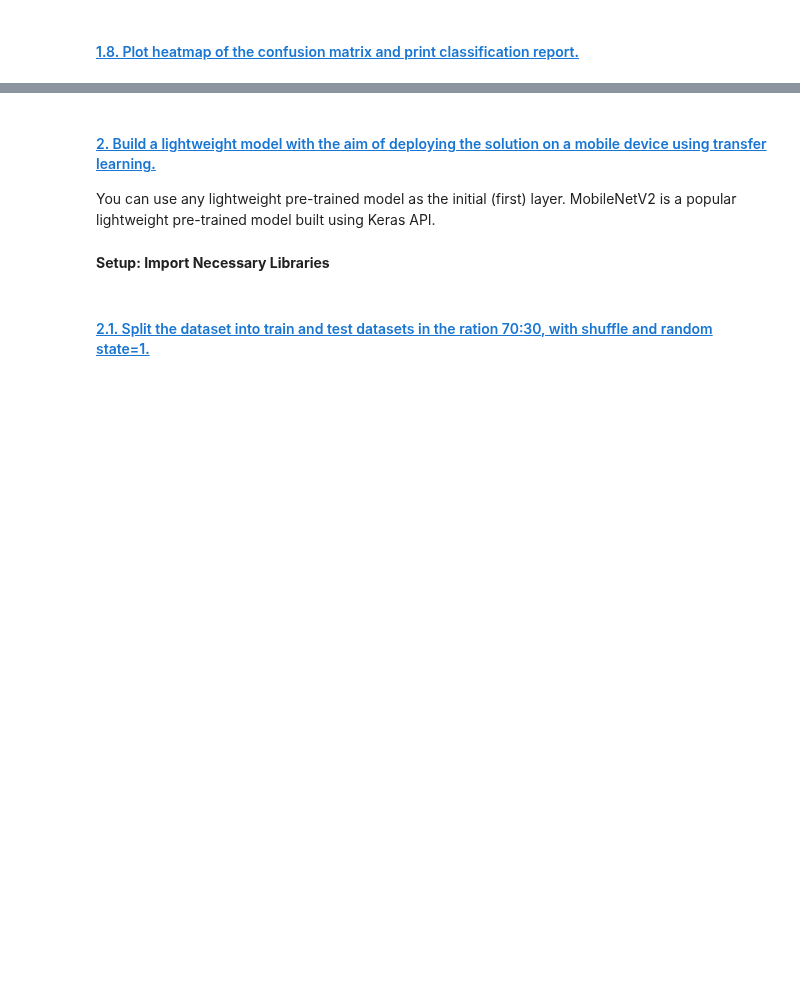
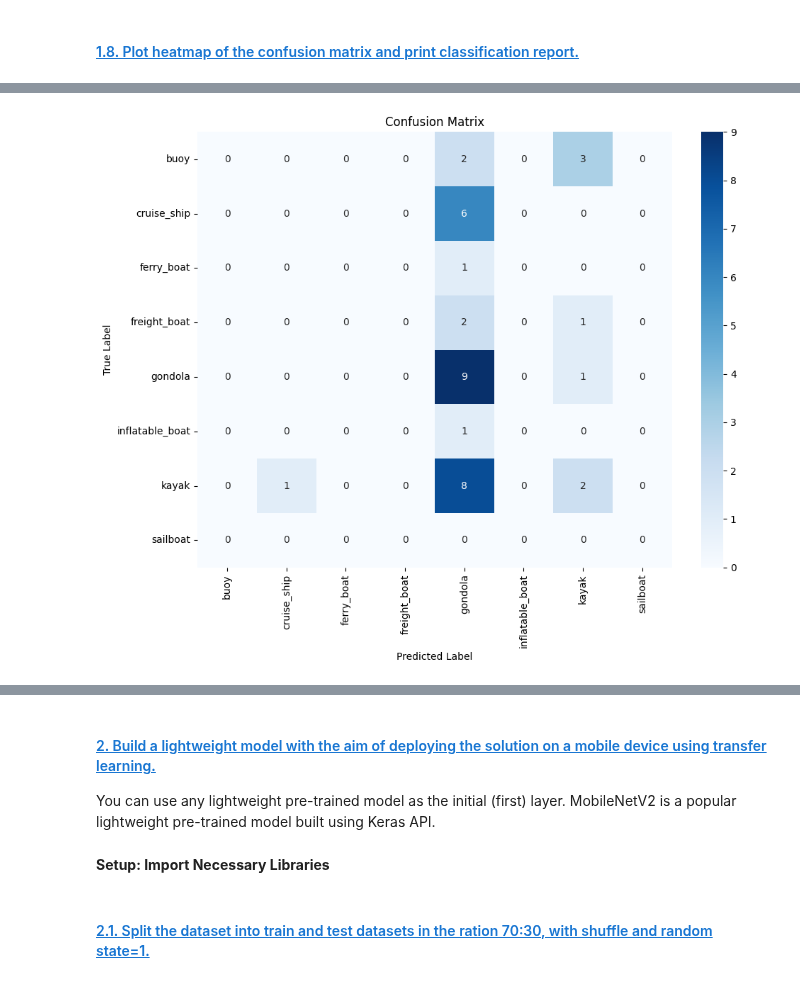
Before and after one commit to toddwalters/pgaiml-python-coding-examples, a Jupyter notebook: deep-learning/projects/automatingPortOperations/1714053668_ToddWalters_project_automating_port_operations.ipynb, the cells around one changed output, grey strips where cells are left out. Saved outputs shown, nothing was run; the diff lists cells and outputs as text; code cells hidden in the pictures; blank space fills up the shorter version.

```diff
--- a/deep-learning/projects/automatingPortOperations/1714053668_ToddWalters_project_automating_port_operations.ipynb
+++ b/deep-learning/projects/automatingPortOperations/1714053668_ToddWalters_project_automating_port_operations.ipynb
@@ -148,11 +148,6 @@ print(tf.__version__)
 # %% [markdown]
 #### <a id='toc1_5_1_'></a>[**1.1 Split the dataset into train and test in the ratio 80:20, with shuffle and random state=43**](#toc0_)
 # %%
-# Set common parameters
-batch_size = 32
-img_height = 224
-img_width = 224
-
 # Load and split the full dataset
 full_ds = tf.keras.preprocessing.image_dataset_from_directory(
     data_dir,
@@ -160,18 +155,19 @@ full_ds = tf.keras.preprocessing.image_dataset_from_directory(
     subset="both",
     seed=43,
     image_size=(img_height, img_width),
-    batch_size=batch_size,
+    batch_size=None,  # Load without batching initially
     shuffle=True
 )
 
 # Split the full dataset into train and test
 train_ds, test_ds = full_ds
 
-print("Number of training batches:", tf.data.experimental.cardinality(train_ds))
-print("Number of test batches:", tf.data.experimental.cardinality(test_ds))
+# Store class names
+class_names = train_ds.class_names
+num_classes = len(class_names)
 
-# Get class names
-class_names = train_ds.class_names
+print("Number of training samples:", tf.data.experimental.cardinality(train_ds))
+print("Number of test samples:", tf.data.experimental.cardinality(test_ds))
 print("Class names:", class_names)
 # %% [output]
 Found 1162 files belonging to 9 classes.
@@ -886,0 +761,73 @@ sailboat: 100.00%
+# %%
+# Diagnostic information
+print("Original class names:", class_names)
+print("Number of original classes:", len(class_names))
+print("Unique classes in true labels:", np.unique(y_true))
+print("Unique classes in predictions:", np.unique(y_pred))
+print("Number of unique classes in true labels:", len(np.unique(y_true)))
+print("Number of unique classes in predictions:", len(np.unique(y_pred)))
+
+# Get the union of classes present in both true labels and predictions
+all_present_classes = np.union1d(np.unique(y_true), np.unique(y_pred))
+present_class_names = [class_names[i] for i in all_present_classes if i < len(class_names)]
+
+print("Classes present in true labels or predictions:", present_class_names)
+print("Number of present classes:", len(present_class_names))
+
+# Generate classification report
+print("\nClassification Report:")
+print(classification_report(y_true, y_pred, target_names=present_class_names, zero_division=0))
+
+# Updated confusion matrix plotting function
+def plot_confusion_matrix(y_true, y_pred, class_names):
+    cm = confusion_matrix(y_true, y_pred, labels=range(len(class_names)))
+    plt.figure(figsize=(10, 8))
+    sns.heatmap(cm, annot=True, fmt='d', cmap='Blues',
+                xticklabels=class_names,
+                yticklabels=class_names)
+    plt.title('Confusion Matrix')
+    plt.ylabel('True Label')
+    plt.xlabel('Predicted Label')
+    plt.tight_layout()
+    plt.show()
+
+# Plot confusion matrix
+plot_confusion_matrix(y_true, y_pred, present_class_names)
+
+import numpy as np
+from sklearn.metrics import confusion_matrix
+
+# Calculate confusion matrix
+cm = confusion_matrix(y_true, y_pred, labels=range(len(present_class_names)))
+
+# Safe division function
+def safe_divide(a, b):
+    return np.divide(a, b, out=np.zeros_like(a, dtype=float), where=b!=0)
+
+# Calculate per-class accuracy
+class_total = cm.sum(axis=1)
+class_correct = cm.diagonal()
+per_class_accuracy = safe_divide(class_correct, class_total)
+
+print("\nPer-class Accuracy:")
+for class_name, accuracy, correct, total in zip(present_class_names, per_class_accuracy, class_correct, class_total):
+    if total == 0:
+        print(f"{class_name}: No samples")
+    else:
+        print(f"{class_name}: {accuracy:.2%} ({correct}/{total})")
+
+# Overall accuracy
+overall_accuracy = np.sum(class_correct) / np.sum(class_total)
+print(f"\nOverall Accuracy: {overall_accuracy:.2%}")
+
+# Class distribution in true labels
+print("\nClass Distribution in Test Set:")
+for class_name, total in zip(present_class_names, class_total):
+    print(f"{class_name}: {total}")
+
+# Class distribution in predictions
+pred_total = cm.sum(axis=0)
+print("\nClass Distribution in Predictions:")
+for class_name, total in zip(present_class_names, pred_total):
+    print(f"{class_name}: {total}")
+# %% [output]
@@ -886,0 +851 @@ sailboat: 100.00%
+[figure, added]
```
Also changed, not shown: parts of 26 cells of this notebook.
